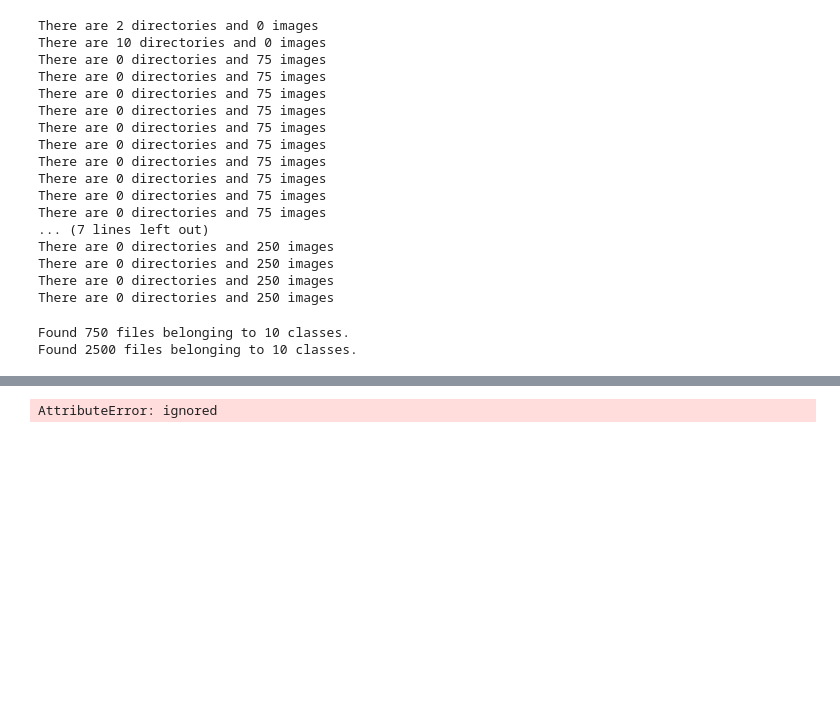
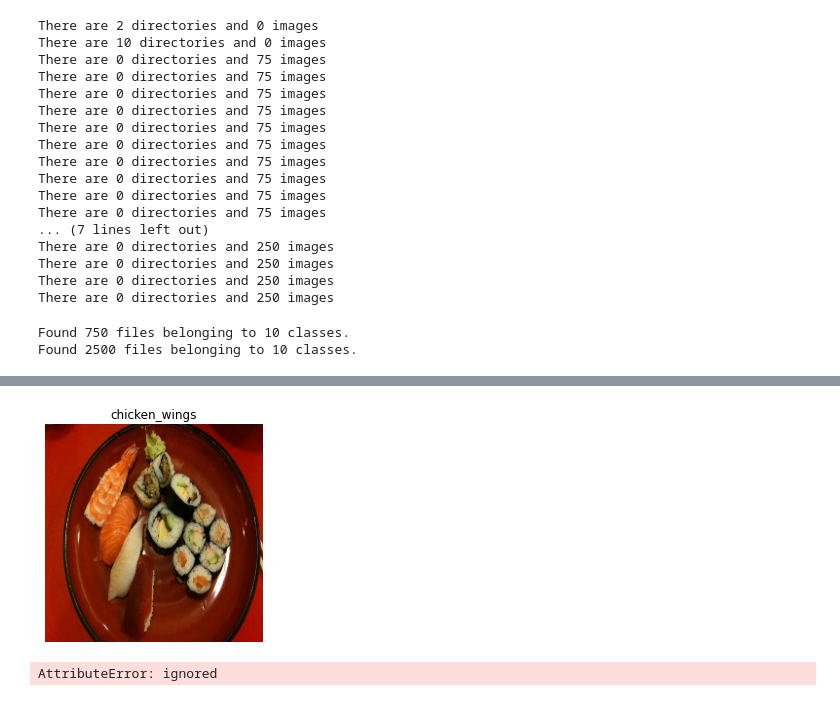
Before and after one commit to Rubnserrano/TF-Certification, a Jupyter notebook: 05_curso_tf_exercises.ipynb, the cells around one changed output, grey strips where cells are left out. Saved outputs shown, nothing was run; the diff lists cells and outputs as text; code cells hidden in the pictures; blank space fills up the shorter version.

```diff
--- a/05_curso_tf_exercises.ipynb
+++ b/05_curso_tf_exercises.ipynb
@@ -87,3 +87,7 @@ InvalidArgumentError: ignored
+# %%
+plot_random_image(train_data_10_percent, 32, 'chicken_wings')
+# %% [output]
+[figure, added]
 # %%
 # %% [output]
 AttributeError: ignored
```
Also changed, not shown: parts of 1 cell of this notebook.
